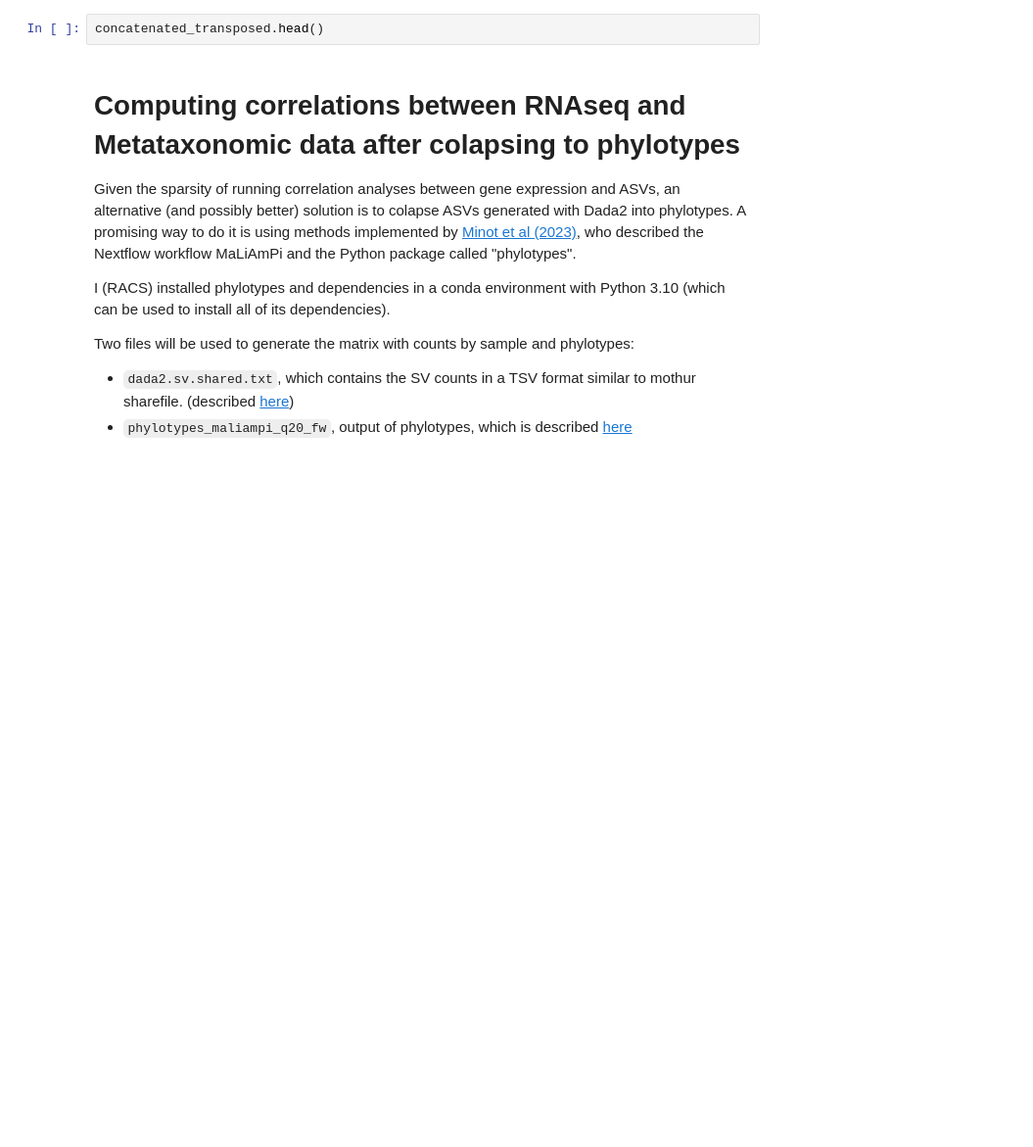
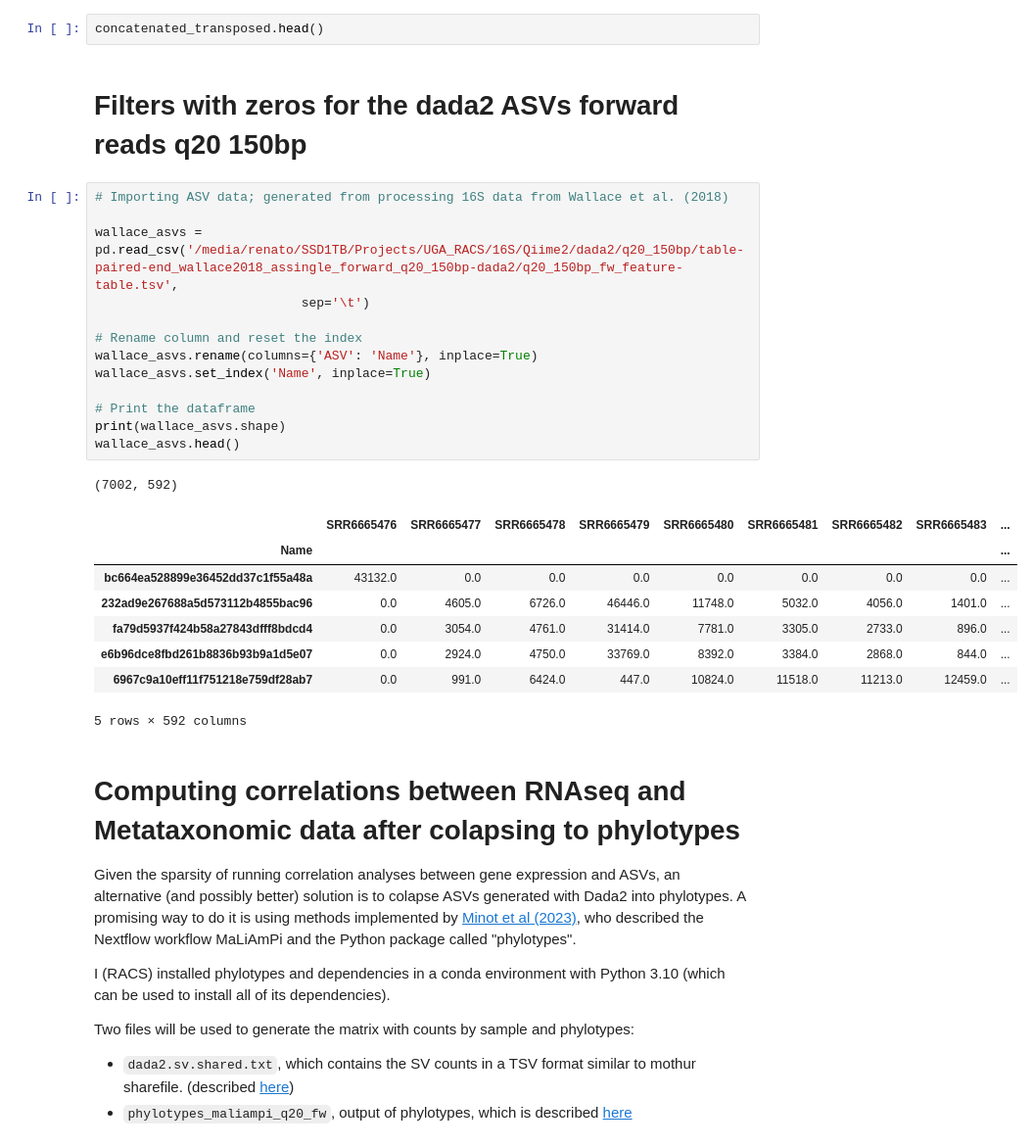
Before and after one commit to SantosRAC/maize_microbiome_transcriptomics, a Jupyter notebook: correlations_rnaseq_metataxonomics/unused_drafts/asv_tpm_testing_permutation.ipynb, the cells around one changed output. Shown at 98% size. Cells and saved outputs as stored; diff of their text form; blank space fills up the shorter version.

```diff
--- a/correlations_rnaseq_metataxonomics/unused_drafts/asv_tpm_testing_permutation.ipynb
+++ b/correlations_rnaseq_metataxonomics/unused_drafts/asv_tpm_testing_permutation.ipynb
@@ -520,6 +520,31 @@ pvalues_pearson = derive_pvalues(cor_topk_values_pearson, n_samples)
 pvalues_corrected_pearson = multiple_test_correction(pvalues, n_features, method="fdr_bh")
 # %%
 concatenated_transposed.head()
+# %% [markdown]
+# Filters with zeros for the dada2 ASVs forward reads q20 150bp
+# %%
+# Importing ASV data; generated from processing 16S data from Wallace et al. (2018)
+
+wallace_asvs = pd.read_csv('/media/renato/SSD1TB/Projects/UGA_RACS/16S/Qiime2/dada2/q20_150bp/table-paired-end_wallace2018_assingle_forward_q20_150bp-dada2/q20_150bp_fw_feature-table.tsv',
+                           sep='\t')
+
+# Rename column and reset the index
+wallace_asvs.rename(columns={'ASV': 'Name'}, inplace=True)
+wallace_asvs.set_index('Name', inplace=True)
+
+# Print the dataframe
+print(wallace_asvs.shape)
+wallace_asvs.head()
+# %% [output]
+(7002, 592)
+|  | SRR6665476 | SRR6665477 | SRR6665478 | SRR6665479 | SRR6665480 | SRR6665481 | SRR6665482 | SRR6665483 | ... |
+| Name |  |  |  |  |  |  |  |  | ... |
+| bc664ea528899e36452dd37c1f55a48a | 43132.0 | 0.0 | 0.0 | 0.0 | 0.0 | 0.0 | 0.0 | 0.0 | ... |
+| 232ad9e267688a5d573112b4855bac96 | 0.0 | 4605.0 | 6726.0 | 46446.0 | 11748.0 | 5032.0 | 4056.0 | 1401.0 | ... |
+| fa79d5937f424b58a27843dfff8bdcd4 | 0.0 | 3054.0 | 4761.0 | 31414.0 | 7781.0 | 3305.0 | 2733.0 | 896.0 | ... |
+| e6b96dce8fbd261b8836b93b9a1d5e07 | 0.0 | 2924.0 | 4750.0 | 33769.0 | 8392.0 | 3384.0 | 2868.0 | 844.0 | ... |
+| 6967c9a10eff11f751218e759df28ab7 | 0.0 | 991.0 | 6424.0 | 447.0 | 10824.0 | 11518.0 | 11213.0 | 12459.0 | ... |
+5 rows × 592 columns
 # %% [markdown]
 # Computing correlations between RNAseq and Metataxonomic data after colapsing to phylotypes
 
```
Also changed, not shown: parts of 7 cells of this notebook.
